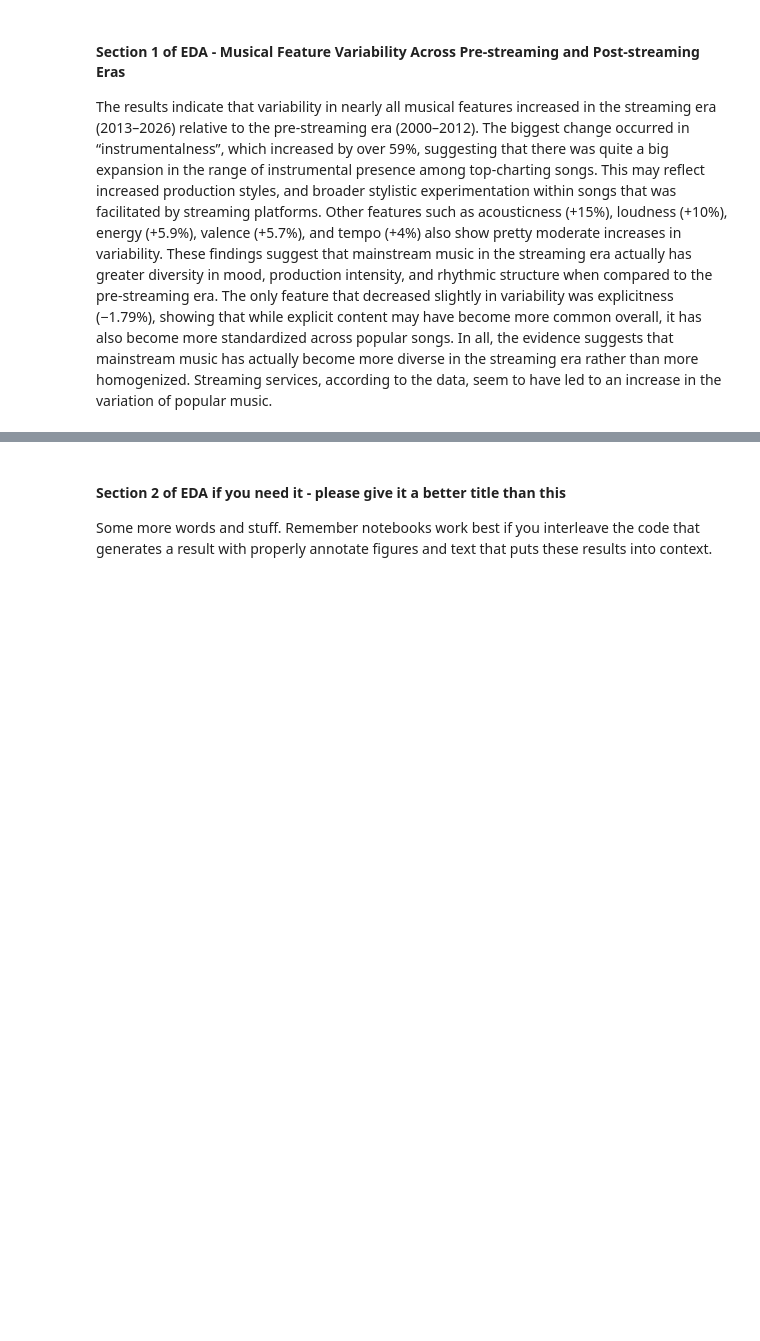
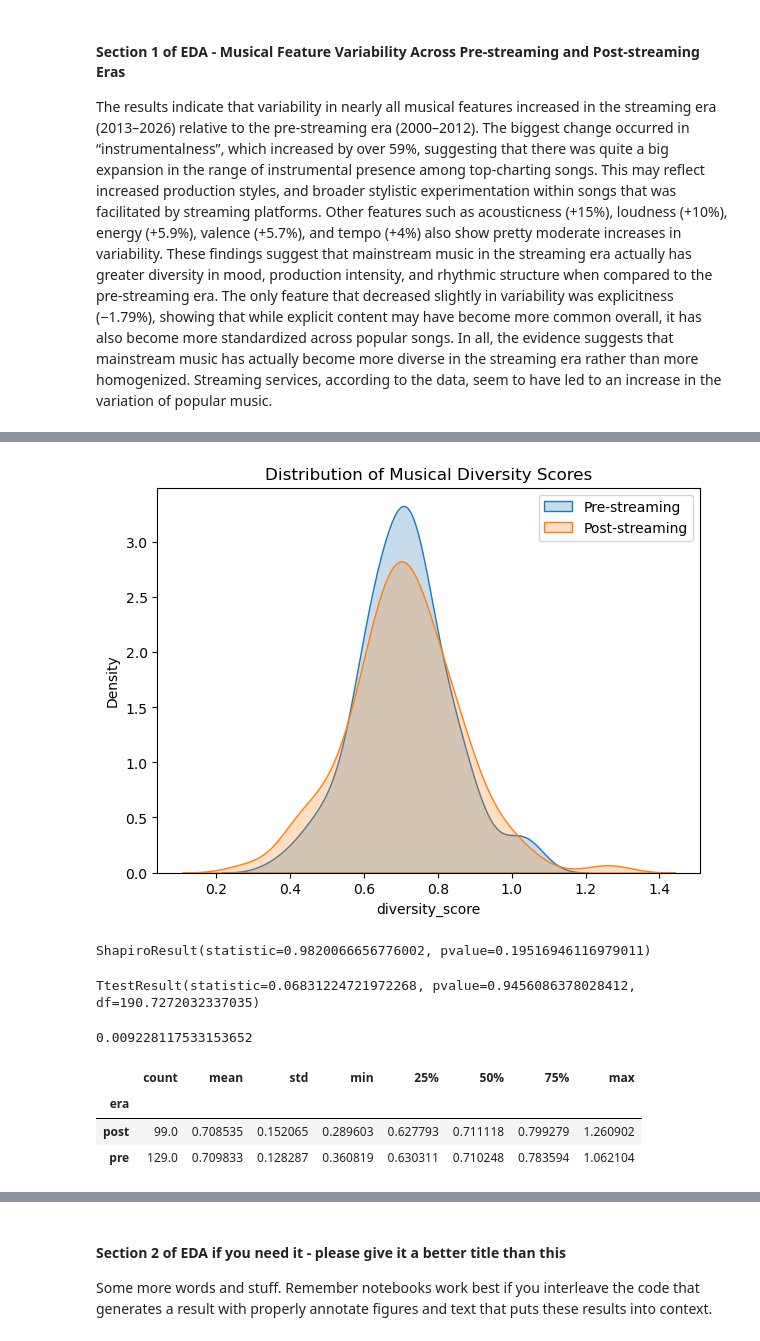
Before and after one commit to COGS108/Group096_WI26, a Jupyter notebook: 02-EDACheckpoint.ipynb, the cells around one changed output, grey strips where cells are left out. Saved outputs shown, nothing was run; the diff lists cells and outputs as text; code cells hidden in the pictures; blank space fills up the shorter version.

```diff
--- a/02-EDACheckpoint.ipynb
+++ b/02-EDACheckpoint.ipynb
@@ -802,0 +874,43 @@ print(results_df)
+# %%
+#Density Plot of Distribution of Musical Diversity Across Eras
+plt.figure(figsize=(7,5))
+
+sns.kdeplot(pre_div["diversity_score"], label="Pre-streaming", fill=True)
+sns.kdeplot(post_div["diversity_score"], label="Post-streaming", fill=True)
+
+plt.title("Distribution of Musical Diversity Scores")
+plt.legend()
+plt.show()
+# %% [output]
+[figure, added]
+# %%
+#Testing normality of results
+stats.shapiro(pre_div["diversity_score"])
+stats.shapiro(post_div["diversity_score"])
+# %% [output]
+ShapiroResult(statistic=0.9820066656776002, pvalue=0.19516946116979011)
+# %%
+#p > 0.05 - results are normal. Using the Welch t-test for normal data:
+stats.ttest_ind(
+    pre_div["diversity_score"],
+    post_div["diversity_score"],
+    equal_var=False
+)
+# %% [output]
+TtestResult(statistic=0.06831224721972268, pvalue=0.9456086378028412, df=190.7272032337035)
+# %%
+#Effect size of diversity scores
+def cohens_d(x,y):
+    pooled_sd = np.sqrt((x.var() + y.var()) / 2)
+    return (x.mean() - y.mean()) / pooled_sd
+
+cohens_d(pre_div["diversity_score"], post_div["diversity_score"])
+# %% [output]
+0.009228117533153652
+# %%
+merged_df.groupby("era")["diversity_score"].describe()
+# %% [output]
+|  | count | mean | std | min | 25% | 50% | 75% | max |
+| era |  |  |  |  |  |  |  |  |
+| post | 99.0 | 0.708535 | 0.152065 | 0.289603 | 0.627793 | 0.711118 | 0.799279 | 1.260902 |
+| pre | 129.0 | 0.709833 | 0.128287 | 0.360819 | 0.630311 | 0.710248 | 0.783594 | 1.062104 |
```
Also changed, not shown: parts of 38 cells of this notebook.
